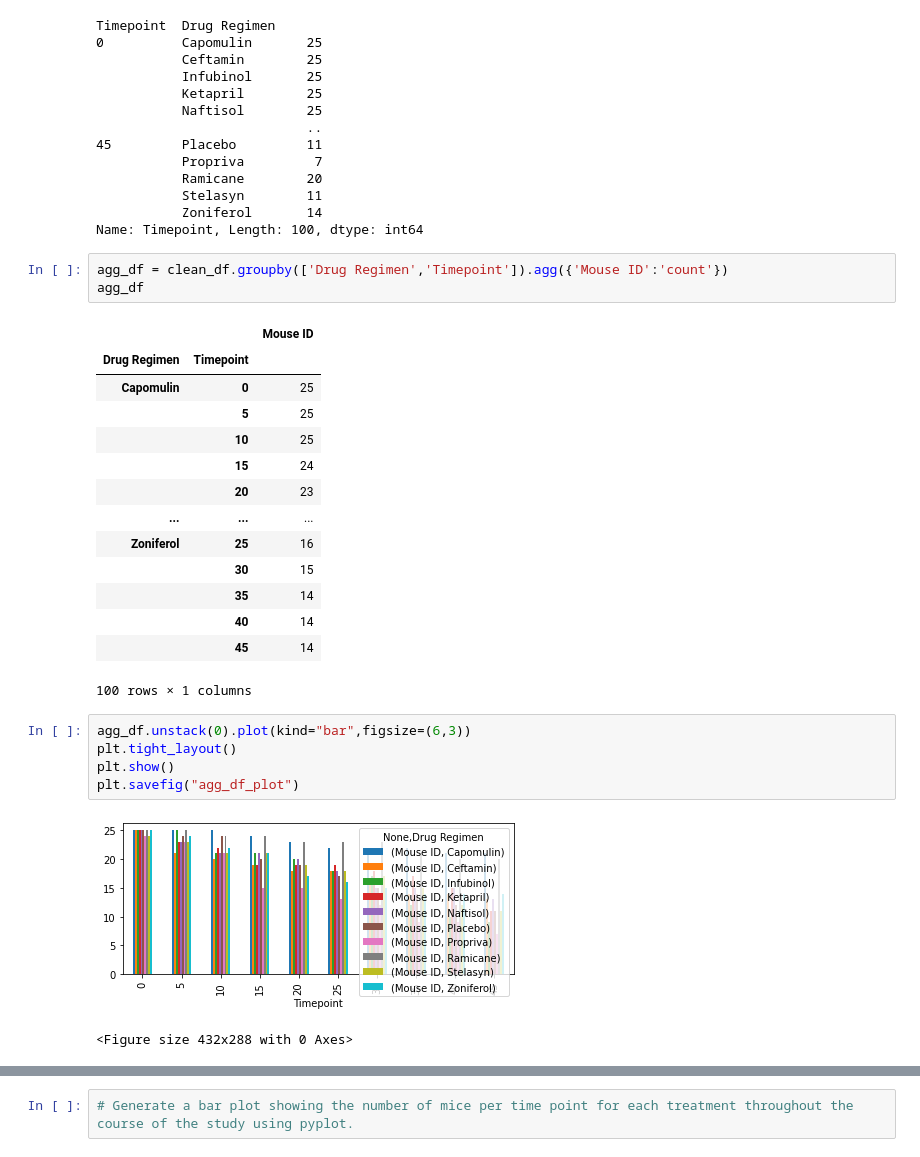
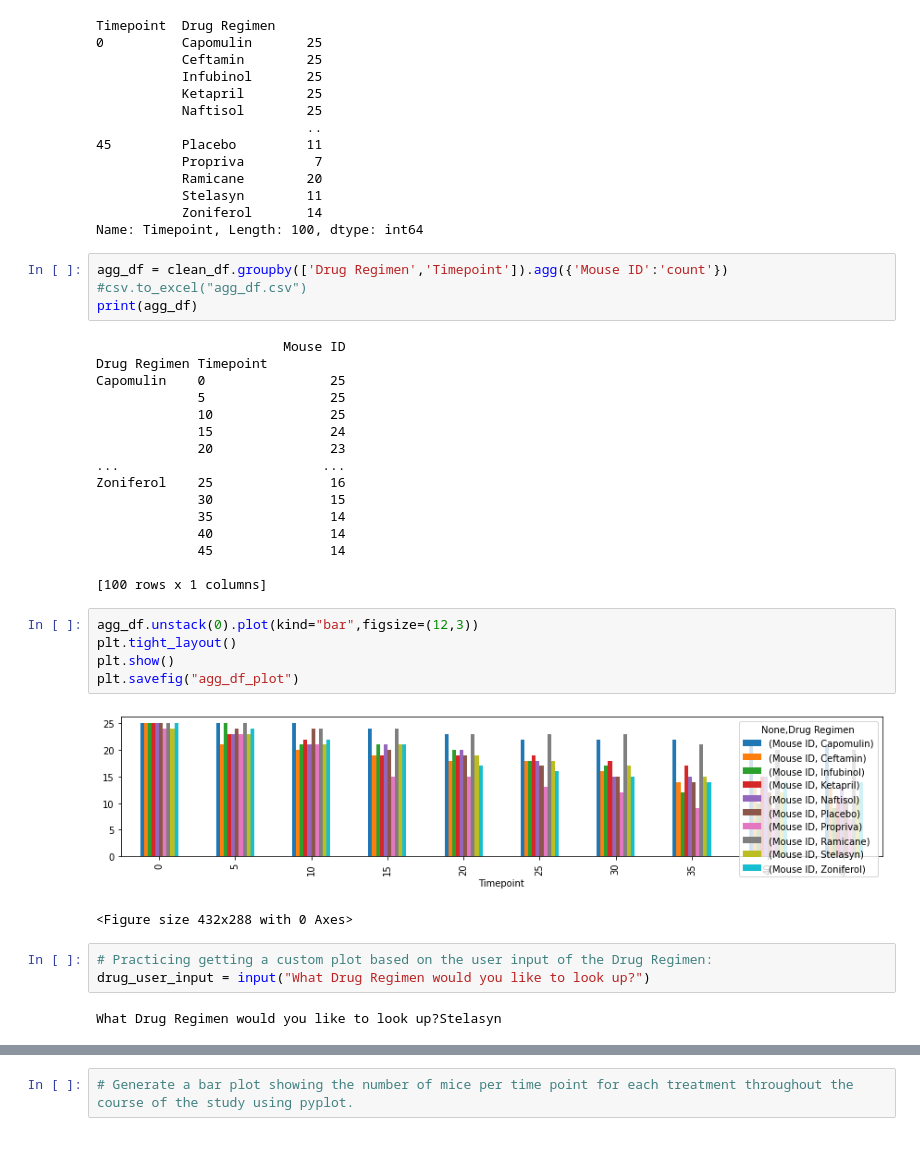
Before and after one commit to IrinaUX/MatPlotLib_hw, a Jupyter notebook: pymaceuticals_starter-Copy4b.ipynb, the cells around one changed output, grey strips where cells are left out. Saved outputs shown, nothing was run; the diff lists cells and outputs as text.

```diff
--- a/pymaceuticals_starter-Copy4b.ipynb
+++ b/pymaceuticals_starter-Copy4b.ipynb
@@ -263,27 +263,34 @@ Timepoint  Drug Regimen
 Name: Timepoint, Length: 100, dtype: int64
 # %%
 agg_df = clean_df.groupby(['Drug Regimen','Timepoint']).agg({'Mouse ID':'count'})
-agg_df
+#csv.to_excel("agg_df.csv")
+print(agg_df)
 # %% [output]
-|  |  | Mouse ID |
-| Drug Regimen | Timepoint |  |
-| Capomulin | 0 | 25 |
-|  | 5 | 25 |
-|  | 10 | 25 |
-|  | 15 | 24 |
-|  | 20 | 23 |
-| ... | ... | ... |
-| Zoniferol | 25 | 16 |
-|  | 30 | 15 |
-|  | 35 | 14 |
-|  | 40 | 14 |
-|  | 45 | 14 |
-100 rows × 1 columns
+                        Mouse ID
+Drug Regimen Timepoint
+Capomulin    0                25
+             5                25
+             10               25
+             15               24
+             20               23
+...                          ...
+Zoniferol    25               16
+             30               15
+             35               14
+             40               14
+             45               14
+
+[100 rows x 1 columns]
 # %%
-agg_df.unstack(0).plot(kind="bar",figsize=(6,3))
+agg_df.unstack(0).plot(kind="bar",figsize=(12,3))
 plt.tight_layout()
 plt.show()
 plt.savefig("agg_df_plot")
 # %% [output]
-[figure, old version]
+[figure, new version]
 <Figure size 432x288 with 0 Axes>
+# %%
+# Practicing getting a custom plot based on the user input of the Drug Regimen:
+drug_user_input = input("What Drug Regimen would you like to look up?")
+# %% [output]
+What Drug Regimen would you like to look up?Stelasyn
```
Also changed, not shown: parts of 4 cells of this notebook, 4 other files.
